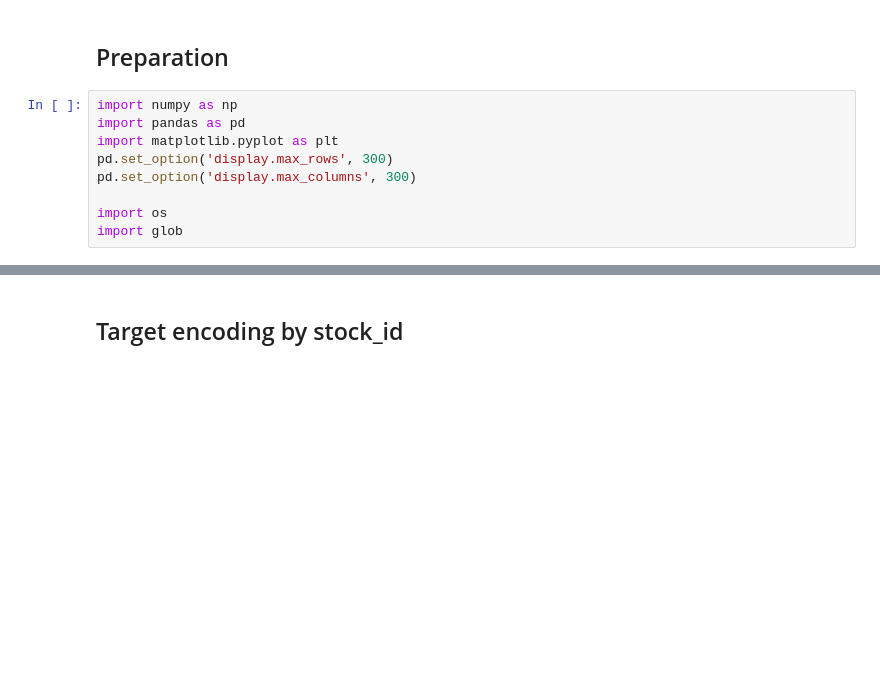
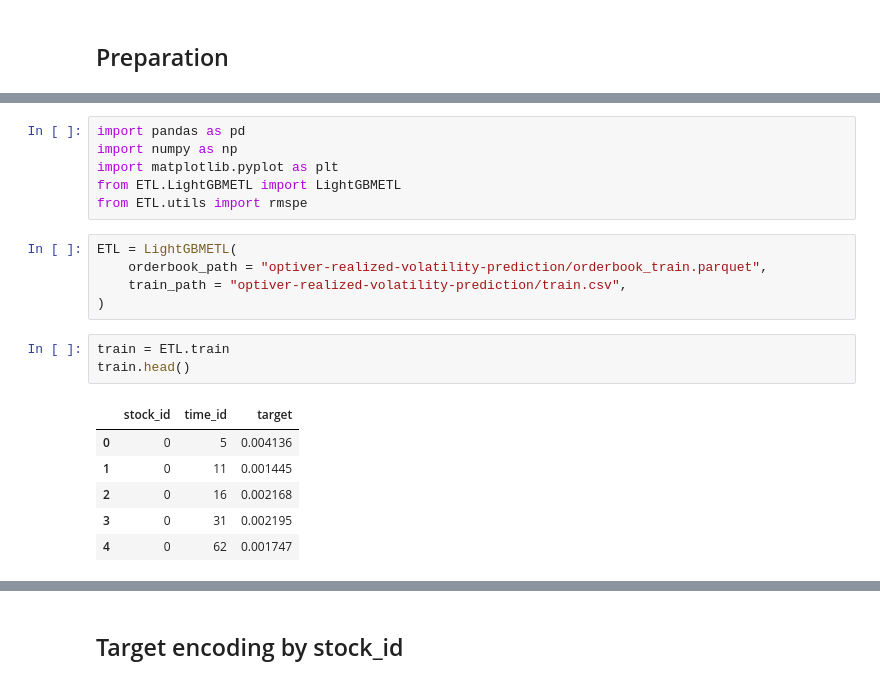
Before and after one commit to Dr4k3z/realized-vol, a Jupyter notebook: lgbm.ipynb, the cells around one changed output, grey strips where cells are left out. Drawn from its saved outputs; the diff is of its cells as text; blank space fills up the shorter version.

```diff
--- a/lgbm.ipynb
+++ b/lgbm.ipynb
@@ -34,12 +2,3 @@ Also, I created features only using last XX seconds to capture the dynamics of v
 On MacOs you should have installed `brew install libomp`
 # %% [markdown]
 ## Preparation
-# %%
-import numpy as np
-import pandas as pd
-import matplotlib.pyplot as plt
-pd.set_option('display.max_rows', 300)
-pd.set_option('display.max_columns', 300)
-
-import os
-import glob
@@ -235,0 +5,21 @@ Wall time: 37.8 s
+# %%
+import pandas as pd
+import numpy as np
+import matplotlib.pyplot as plt
+from ETL.LightGBMETL import LightGBMETL
+from ETL.utils import rmspe
+# %%
+ETL = LightGBMETL(
+    orderbook_path = "optiver-realized-volatility-prediction/orderbook_train.parquet",
+    train_path = "optiver-realized-volatility-prediction/train.csv",
+)
+# %%
+train = ETL.train
+train.head()
+# %% [output]
+|  | stock_id | time_id | target |
+| 0 | 0 | 5 | 0.004136 |
+| 1 | 0 | 11 | 0.001445 |
+| 2 | 0 | 16 | 0.002168 |
+| 3 | 0 | 31 | 0.002195 |
+| 4 | 0 | 62 | 0.001747 |
```
Also changed, not shown: parts of 38 cells of this notebook, 13 other files.
